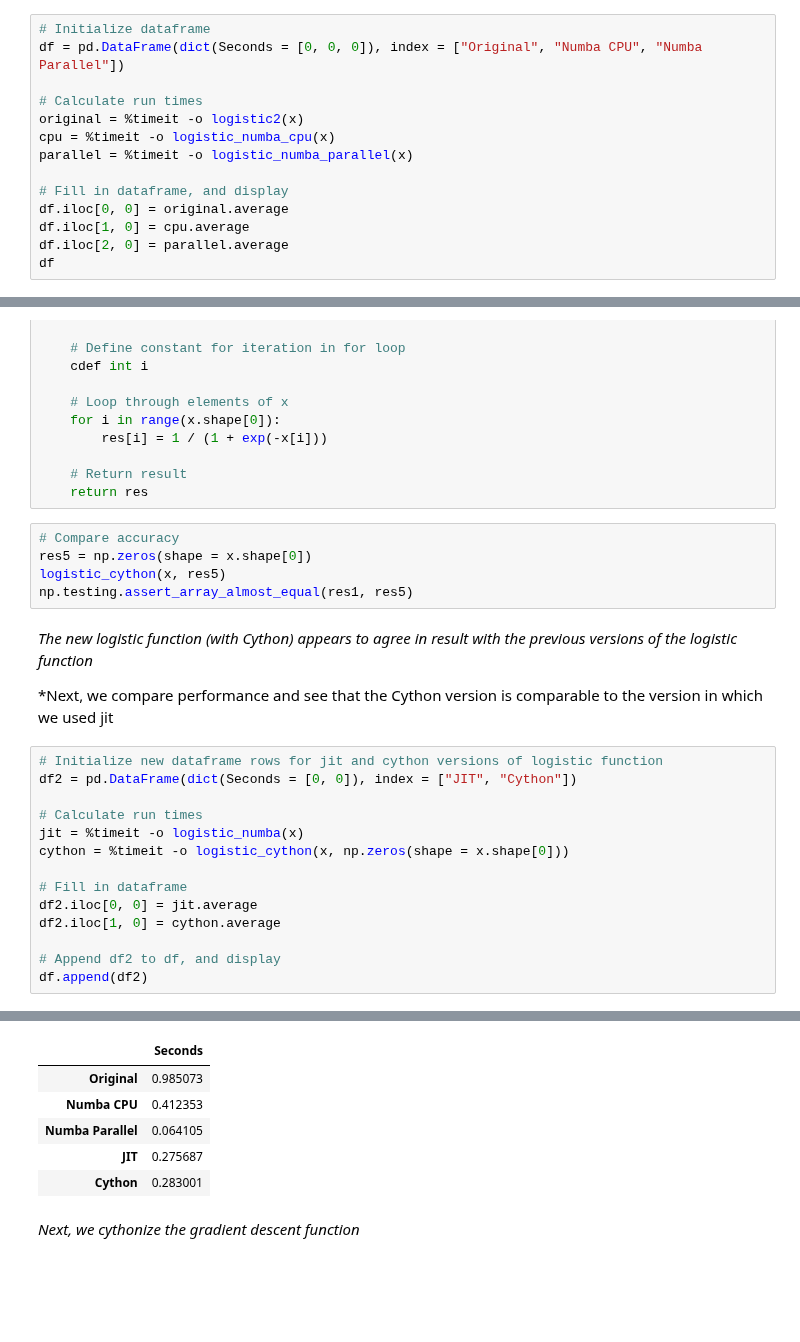
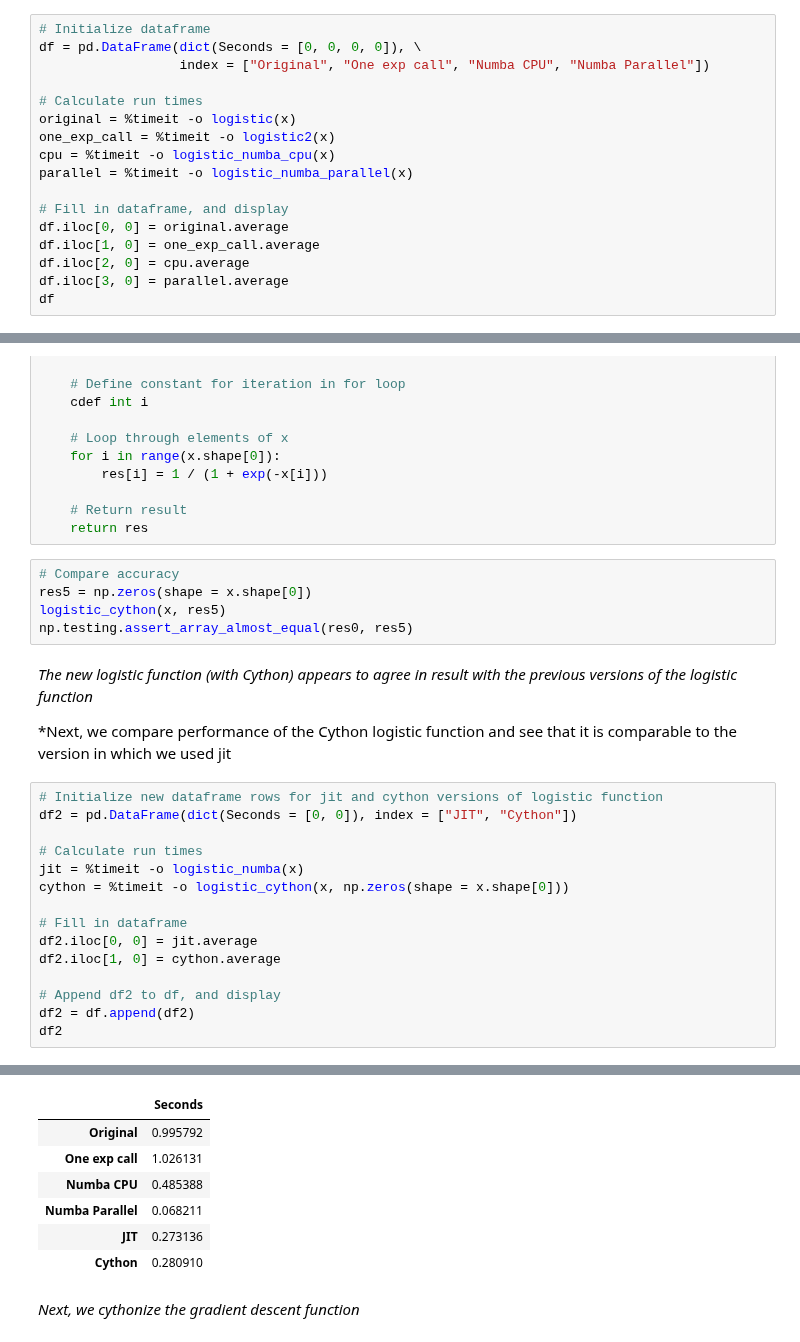
Before and after one commit to robkravec/sta-663-2021, a Jupyter notebook: notebooks/copies/homework/Homework05.ipynb, the cells around one changed output, grey strips where cells are left out. Saved outputs shown, nothing was run; the diff lists cells and outputs as text; blank space fills up the shorter version.

```diff
--- a/notebooks/copies/homework/Homework05.ipynb
+++ b/notebooks/copies/homework/Homework05.ipynb
@@ -137,16 +139,19 @@ np.testing.assert_array_almost_equal(res2, res3)
 *We are also interesting in timing these three logistic functions*
 # %%
 # Initialize dataframe
-df = pd.DataFrame(dict(Seconds = [0, 0, 0]), index = ["Original", "Numba CPU", "Numba Parallel"])
+df = pd.DataFrame(dict(Seconds = [0, 0, 0, 0]), \
+                  index = ["Original", "One exp call", "Numba CPU", "Numba Parallel"])
 
 # Calculate run times
-original = %timeit -o logistic2(x)
+original = %timeit -o logistic(x)
+one_exp_call = %timeit -o logistic2(x)
 cpu = %timeit -o logistic_numba_cpu(x)
 parallel = %timeit -o logistic_numba_parallel(x)
 
 # Fill in dataframe, and display
 df.iloc[0, 0] = original.average
-df.iloc[1, 0] = cpu.average
-df.iloc[2, 0] = parallel.average
+df.iloc[1, 0] = one_exp_call.average
+df.iloc[2, 0] = cpu.average
+df.iloc[3, 0] = parallel.average
 df
 # %% [output]
@@ -265,11 +272,11 @@ cpdef logistic_cython(double[:] x, double[:] res):
 # Compare accuracy
 res5 = np.zeros(shape = x.shape[0])
 logistic_cython(x, res5)
-np.testing.assert_array_almost_equal(res1, res5)
+np.testing.assert_array_almost_equal(res0, res5)
 # %% [markdown]
 *The new logistic function (with Cython) appears to agree in result with the previous versions of the logistic function*
 
-*Next, we compare performance and see that the Cython version is comparable to the version in which we used jit
+*Next, we compare performance of the Cython logistic function and see that it is comparable to the version in which we used jit
 # %%
 # Initialize new dataframe rows for jit and cython versions of logistic function
 df2 = pd.DataFrame(dict(Seconds = [0, 0]), index = ["JIT", "Cython"])
@@ -283,5 +290,6 @@ df2.iloc[0, 0] = jit.average
 df2.iloc[1, 0] = cython.average
 
 # Append df2 to df, and display
-df.append(df2)
+df2 = df.append(df2)
+df2
 # %% [output]
@@ -290,9 +298,10 @@ df.append(df2)
 |  | Seconds |
-| Original | 0.985073 |
-| Numba CPU | 0.412353 |
-| Numba Parallel | 0.064105 |
-| JIT | 0.275687 |
-| Cython | 0.283001 |
+| Original | 0.995792 |
+| One exp call | 1.026131 |
+| Numba CPU | 0.485388 |
+| Numba Parallel | 0.068211 |
+| JIT | 0.273136 |
+| Cython | 0.280910 |
 # %% [markdown]
 *Next, we cythonize the gradient descent function*
 # %%
```
Also changed, not shown: parts of 27 cells of this notebook.
